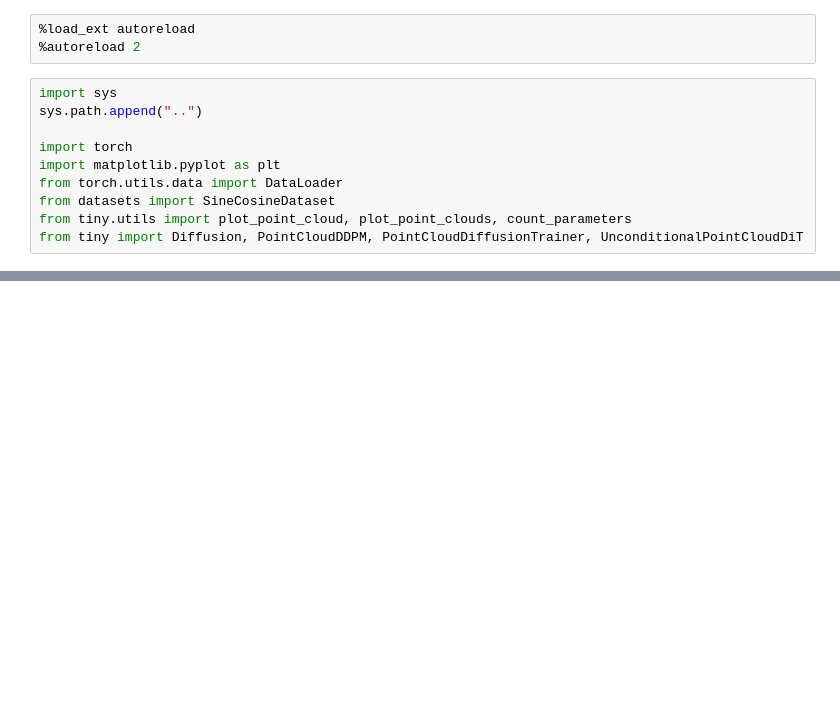
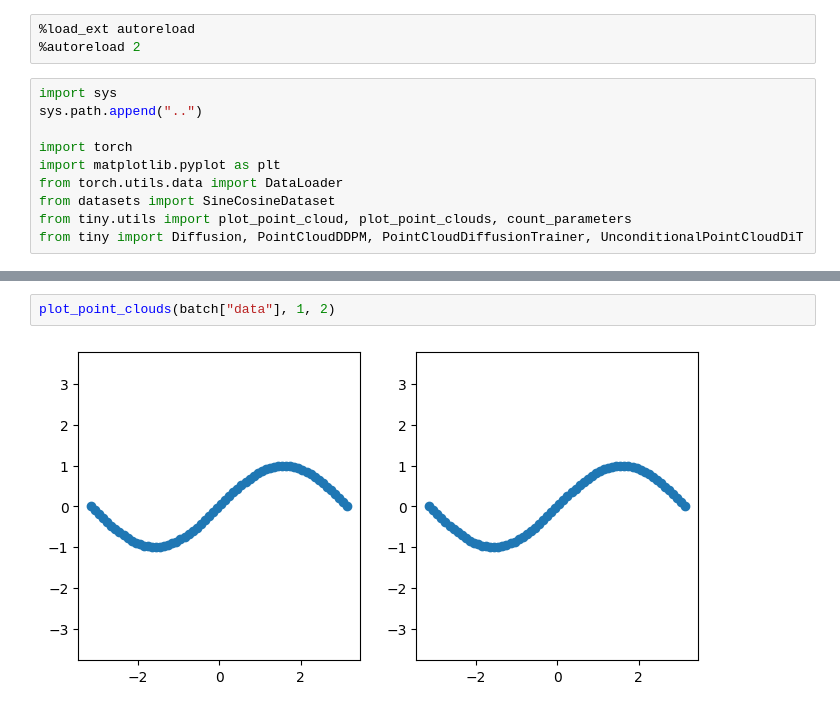
Before and after one commit to minii-ai/tiny-text-to-3d, a Jupyter notebook: notebooks/sine_cosine.ipynb, the cells around one changed output, grey strips where cells are left out. Cells and saved outputs as stored; diff of their text form; blank space fills up the shorter version.

```diff
--- a/notebooks/sine_cosine.ipynb
+++ b/notebooks/sine_cosine.ipynb
@@ -61,0 +93,4 @@ visualize_point_cloud(dataset[0]["data"])
+# %%
+plot_point_clouds(batch["data"], 1, 2)
+# %% [output]
+[figure, added]
```
Also changed, not shown: parts of 18 cells of this notebook, 5 other files.
